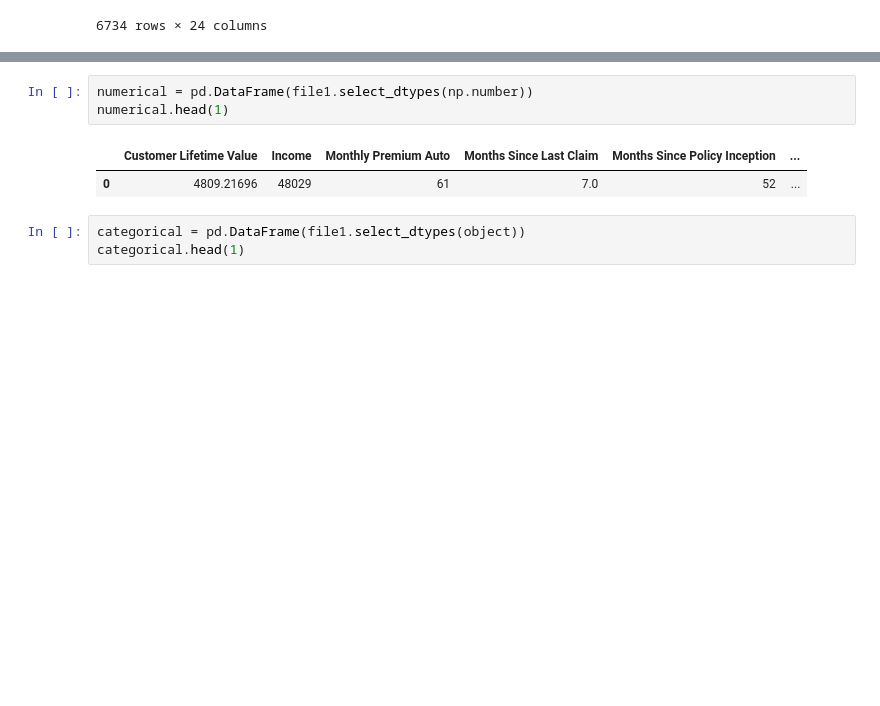
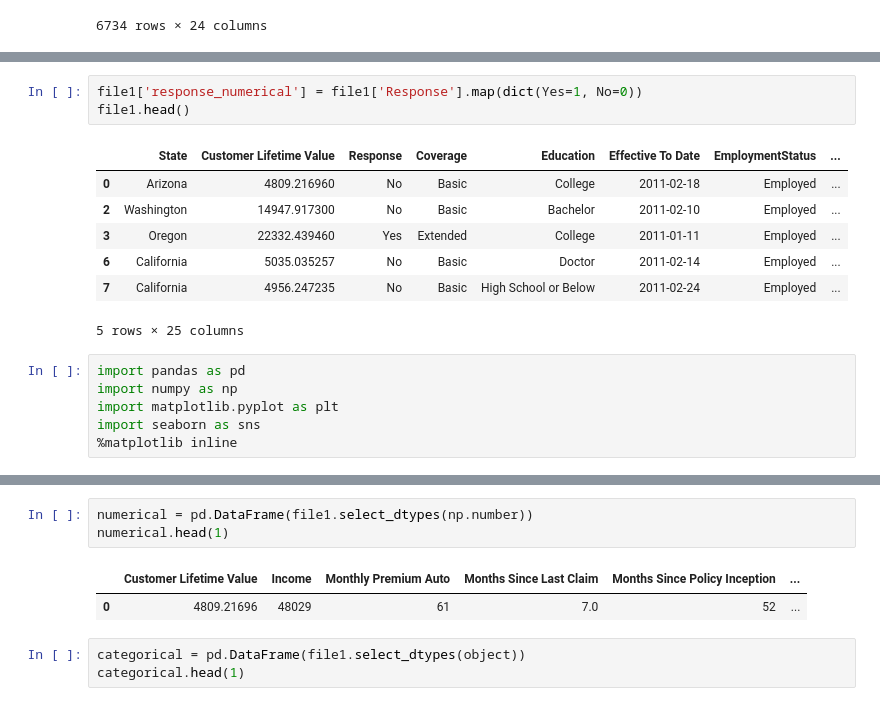
Before and after one commit to MatiasGrob/lab-customer-analysis-round-2, a Jupyter notebook: files_for_lab/csv_files/Lab2-3-4-5-6-7-8.ipynb, the cells around one changed output, grey strips where cells are left out. Saved outputs shown, nothing was run; the diff lists cells and outputs as text; blank space fills up the shorter version.

```diff
--- a/files_for_lab/csv_files/Lab2-3-4-5-6-7-8.ipynb
+++ b/files_for_lab/csv_files/Lab2-3-4-5-6-7-8.ipynb
@@ -155 +176,18 @@ file1
+# %%
+file1['response_numerical'] = file1['Response'].map(dict(Yes=1, No=0))
+file1.head()
+# %% [output]
+|  | State | Customer Lifetime Value | Response | Coverage | Education | Effective To Date | EmploymentStatus | ... |
+| 0 | Arizona | 4809.216960 | No | Basic | College | 2011-02-18 | Employed | ... |
+| 2 | Washington | 14947.917300 | No | Basic | Bachelor | 2011-02-10 | Employed | ... |
+| 3 | Oregon | 22332.439460 | Yes | Extended | College | 2011-01-11 | Employed | ... |
+| 6 | California | 5035.035257 | No | Basic | Doctor | 2011-02-14 | Employed | ... |
+| 7 | California | 4956.247235 | No | Basic | High School or Below | 2011-02-24 | Employed | ... |
+5 rows × 25 columns
+# %%
+import pandas as pd
+import numpy as np
+import matplotlib.pyplot as plt
+import seaborn as sns
+%matplotlib inline
 # %%
```
Also changed, not shown: parts of 6 cells of this notebook, 1 other file.
